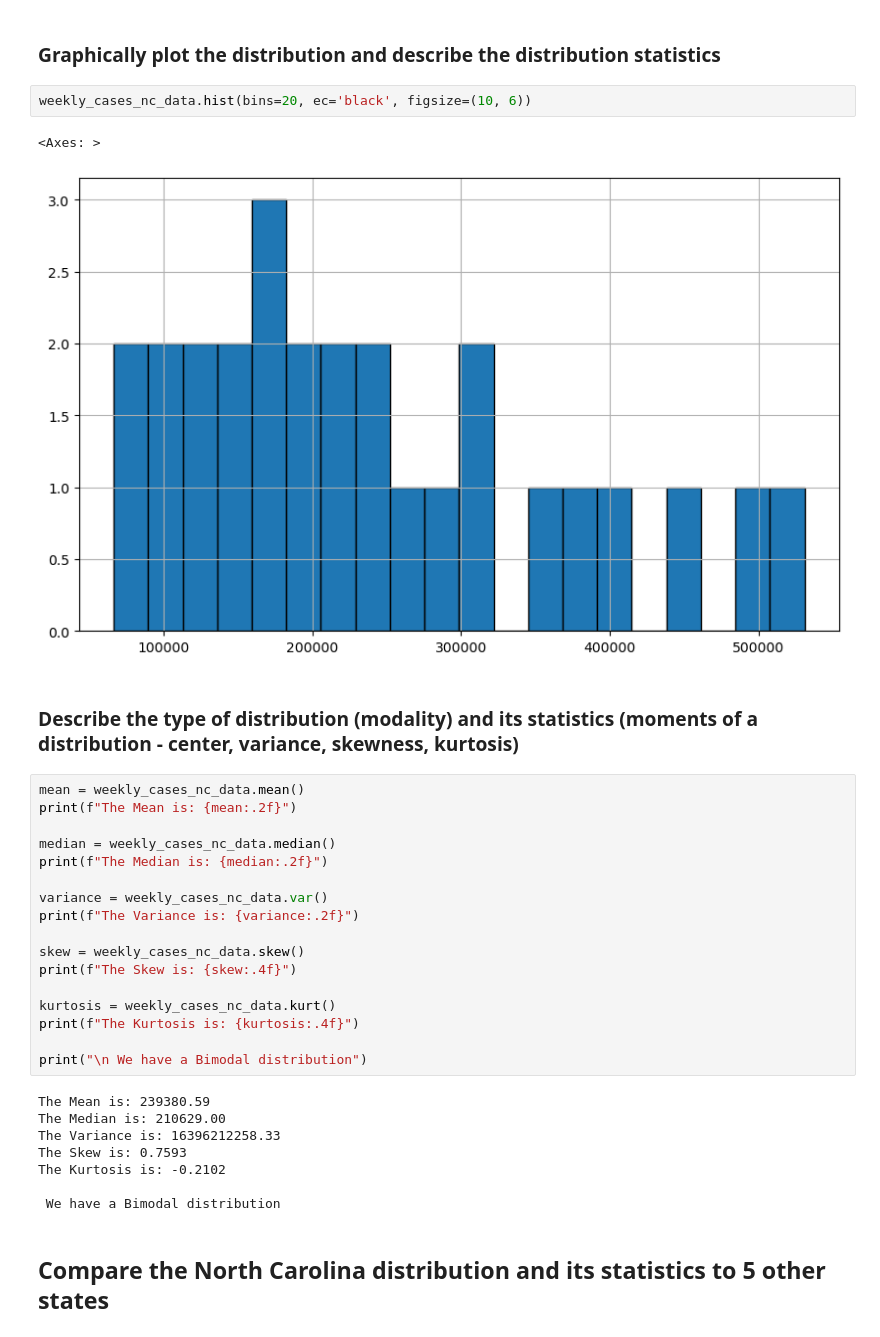
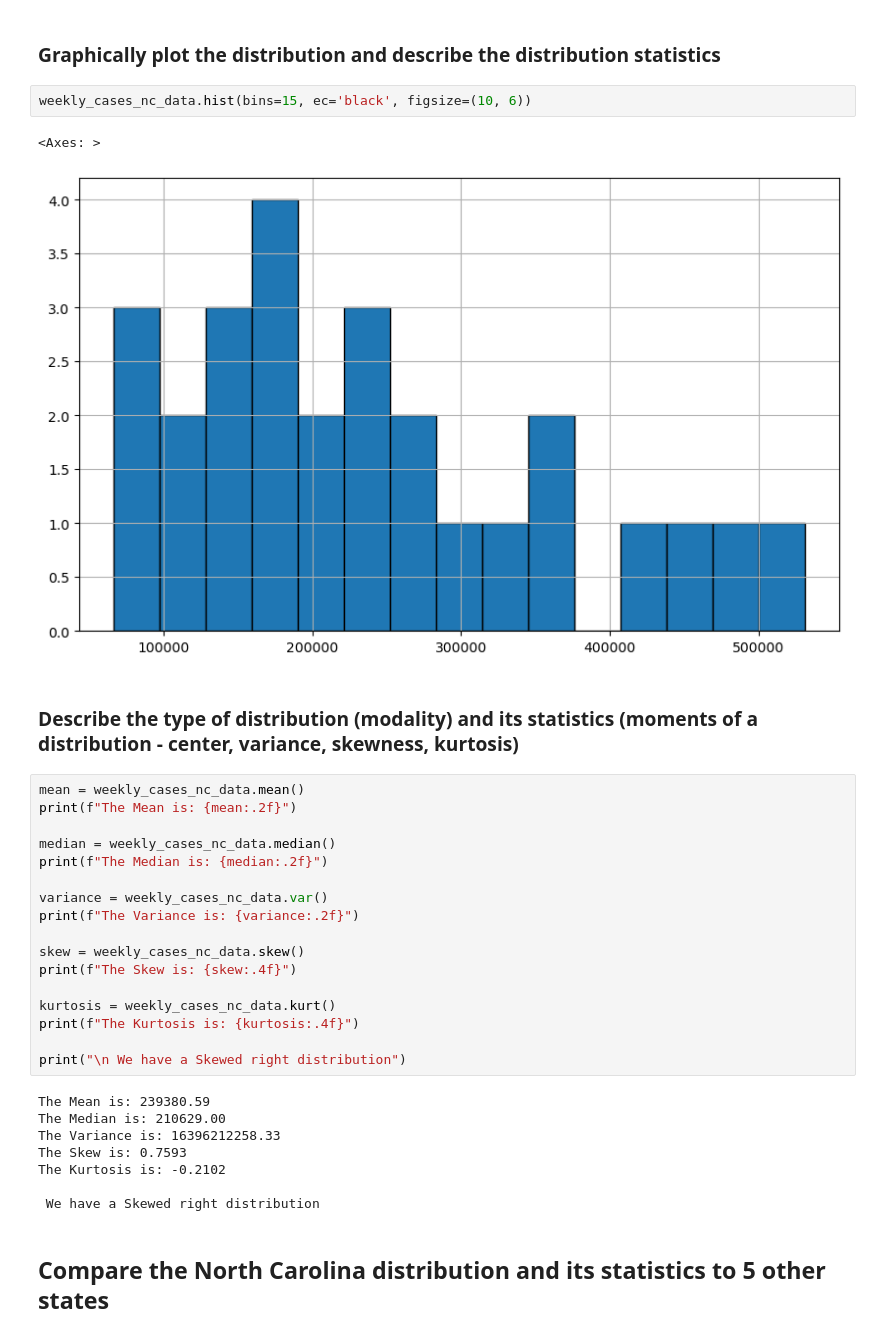
Before and after one commit to usman-z/CSC_405, a Jupyter notebook: UZ/Project Stage III/Usman Zia.ipynb, the cells around one changed output. Saved outputs shown, nothing was run; the diff lists cells and outputs as text.

```diff
--- a/UZ/Project Stage III/Usman Zia.ipynb
+++ b/UZ/Project Stage III/Usman Zia.ipynb
@@ -49,10 +51,10 @@ weekly_cases_nc_data = pd.Series(weekly_cases_nc)
 # %% [markdown]
 ### Graphically plot the distribution and describe the distribution statistics
 # %%
-weekly_cases_nc_data.hist(bins=20, ec='black', figsize=(10, 6))
+weekly_cases_nc_data.hist(bins=15, ec='black', figsize=(10, 6))
 # %% [output]
 <Axes: >
-[figure, old version]
+[figure, new version]
 # %% [markdown]
 ### Describe the type of distribution (modality) and its statistics (moments of a distribution - center, variance, skewness, kurtosis)
 # %%
@@ -71,7 +73,7 @@ print(f"The Skew is: {skew:.4f}")
 kurtosis = weekly_cases_nc_data.kurt()
 print(f"The Kurtosis is: {kurtosis:.4f}")
 
-print("\n We have a Bimodal distribution")
+print("\n We have a Skewed right distribution")
 # %% [output]
 The Mean is: 239380.59
 The Median is: 210629.00
@@ -79,7 +81,7 @@ The Variance is: 16396212258.33
 The Skew is: 0.7593
 The Kurtosis is: -0.2102
 
- We have a Bimodal distribution
+ We have a Skewed right distribution
 # %% [markdown]
 ## Compare the North Carolina distribution and its statistics to 5 other states
 # %% [markdown]
```
Also changed, not shown: parts of 44 cells of this notebook, 12 other files.
